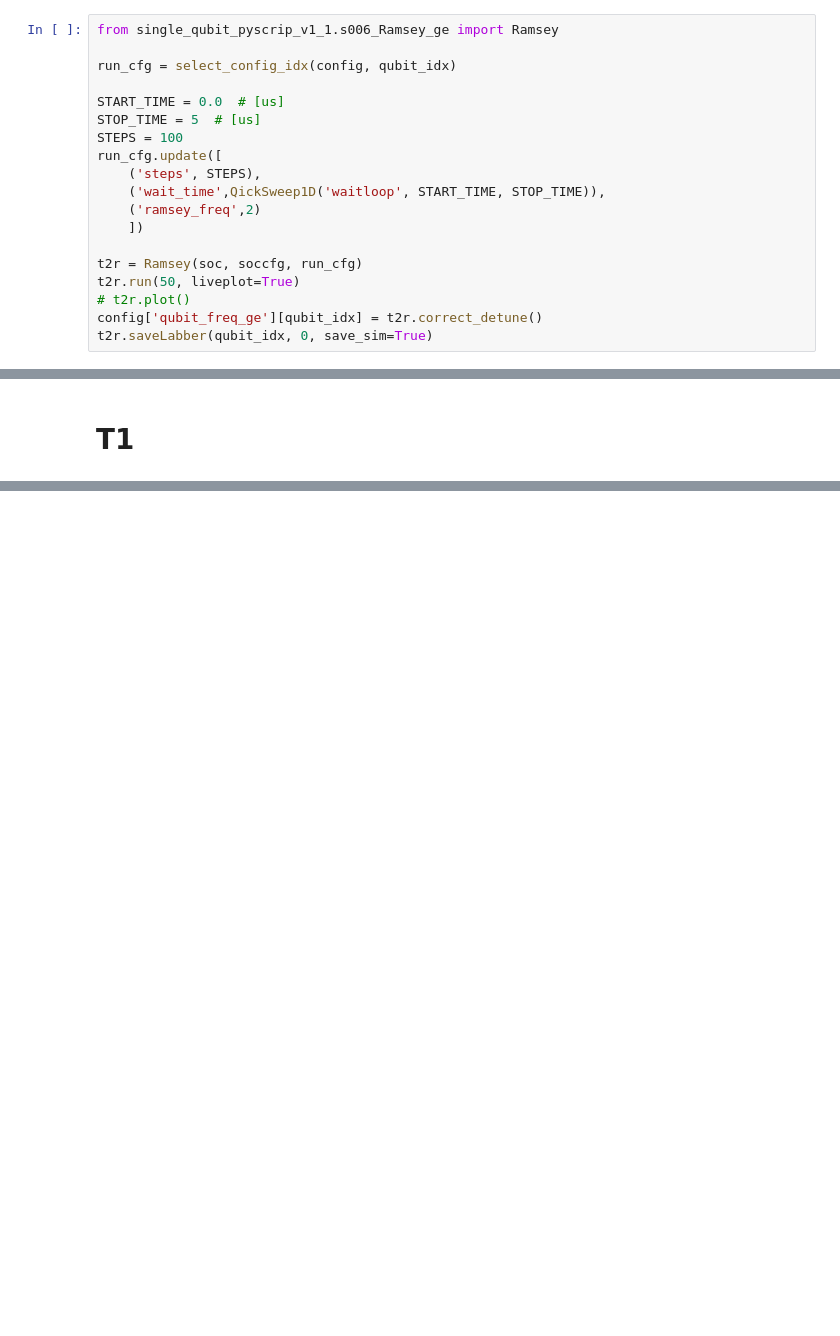
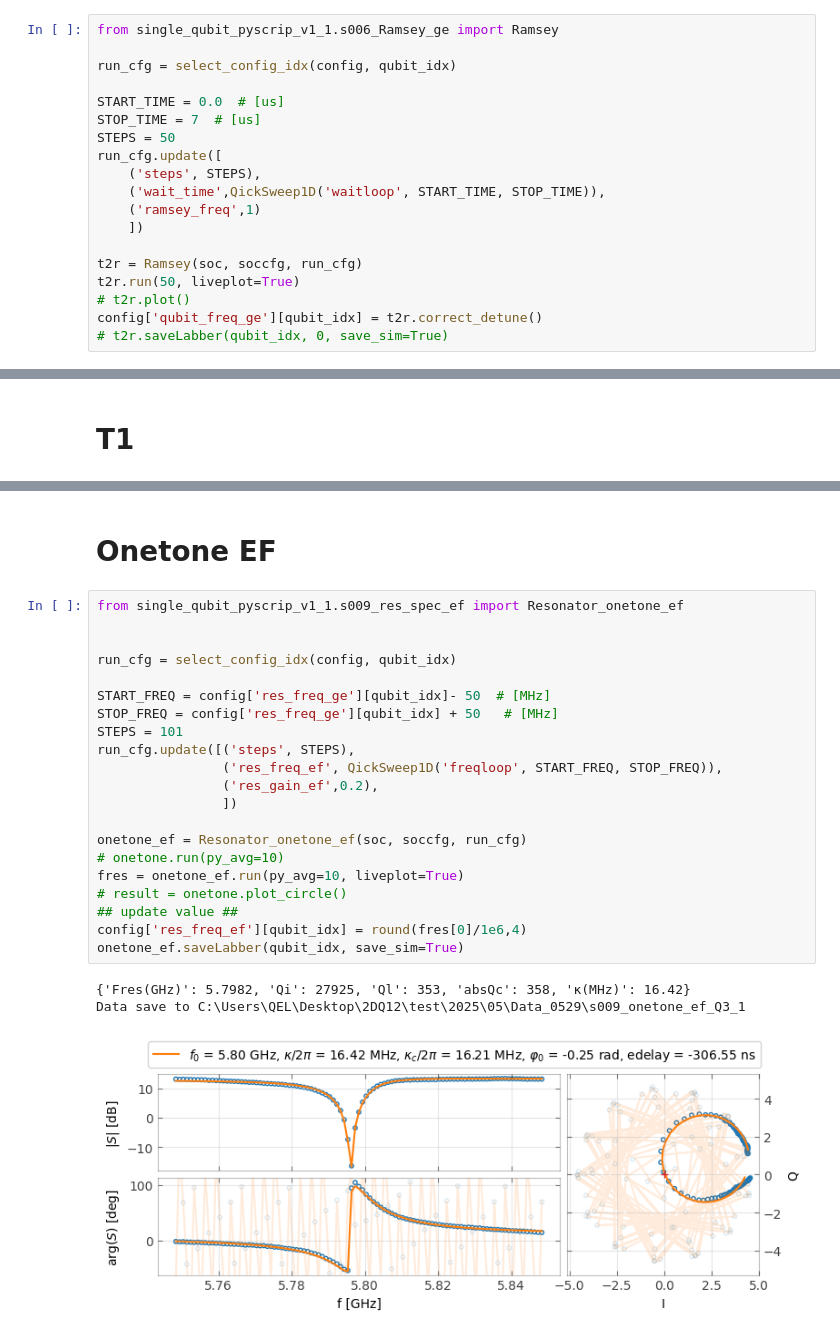
Before and after one commit to JayChien04717/tprocv2_guidemo, a Jupyter notebook: Desktop/tprocv2_guidemo-main/autorun.ipynb, the cells around one changed output, grey strips where cells are left out. Drawn from its saved outputs; the diff is of its cells as text; blank space fills up the shorter version.

```diff
--- a/Desktop/tprocv2_guidemo-main/autorun.ipynb
+++ b/Desktop/tprocv2_guidemo-main/autorun.ipynb
@@ -154,17 +185,17 @@ from single_qubit_pyscrip_v1_1.s006_Ramsey_ge import Ramsey
 run_cfg = select_config_idx(config, qubit_idx)
 
 START_TIME = 0.0  # [us]
-STOP_TIME = 5  # [us]
-STEPS = 100
+STOP_TIME = 7  # [us]
+STEPS = 50
 run_cfg.update([
     ('steps', STEPS),
     ('wait_time',QickSweep1D('waitloop', START_TIME, STOP_TIME)),
-    ('ramsey_freq',2)
+    ('ramsey_freq',1)
     ])
 
 t2r = Ramsey(soc, soccfg, run_cfg)
 t2r.run(50, liveplot=True)
 # t2r.plot()
 config['qubit_freq_ge'][qubit_idx] = t2r.correct_detune()
-t2r.saveLabber(qubit_idx, 0, save_sim=True)
+# t2r.saveLabber(qubit_idx, 0, save_sim=True)
 # %% [output]
@@ -219,0 +263,27 @@ Data save to C:\Users\QEL\Desktop\2DQ12\test\2025\05\Data_0528\s008_T1_ge_Q0_0mA
+# %% [markdown]
+# Onetone EF
+# %%
+from single_qubit_pyscrip_v1_1.s009_res_spec_ef import Resonator_onetone_ef
+
+
+run_cfg = select_config_idx(config, qubit_idx)
+
+START_FREQ = config['res_freq_ge'][qubit_idx]- 50  # [MHz]
+STOP_FREQ = config['res_freq_ge'][qubit_idx] + 50   # [MHz]
+STEPS = 101
+run_cfg.update([('steps', STEPS),
+                ('res_freq_ef', QickSweep1D('freqloop', START_FREQ, STOP_FREQ)),
+                ('res_gain_ef',0.2),
+                ])
+
+onetone_ef = Resonator_onetone_ef(soc, soccfg, run_cfg)
+# onetone.run(py_avg=10)
+fres = onetone_ef.run(py_avg=10, liveplot=True)
+# result = onetone.plot_circle()
+## update value ##
+config['res_freq_ef'][qubit_idx] = round(fres[0]/1e6,4)
+onetone_ef.saveLabber(qubit_idx, save_sim=True)
+# %% [output]
+{'Fres(GHz)': 5.7982, 'Qi': 27925, 'Ql': 353, 'absQc': 358, 'κ(MHz)': 16.42}
+Data save to C:\Users\QEL\Desktop\2DQ12\test\2025\05\Data_0529\s009_onetone_ef_Q3_1
+[figure, added]
```
Also changed, not shown: parts of 13 cells of this notebook, 9 other files.
